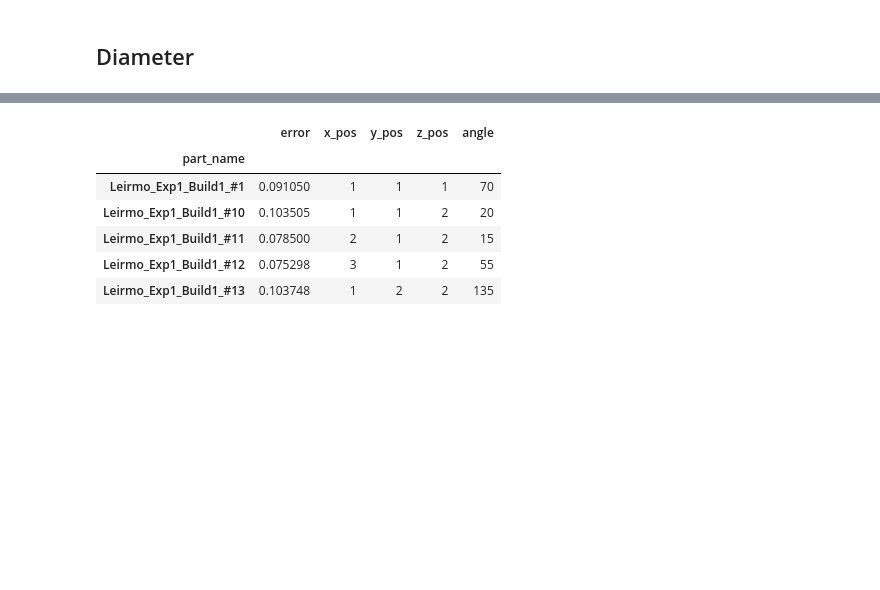
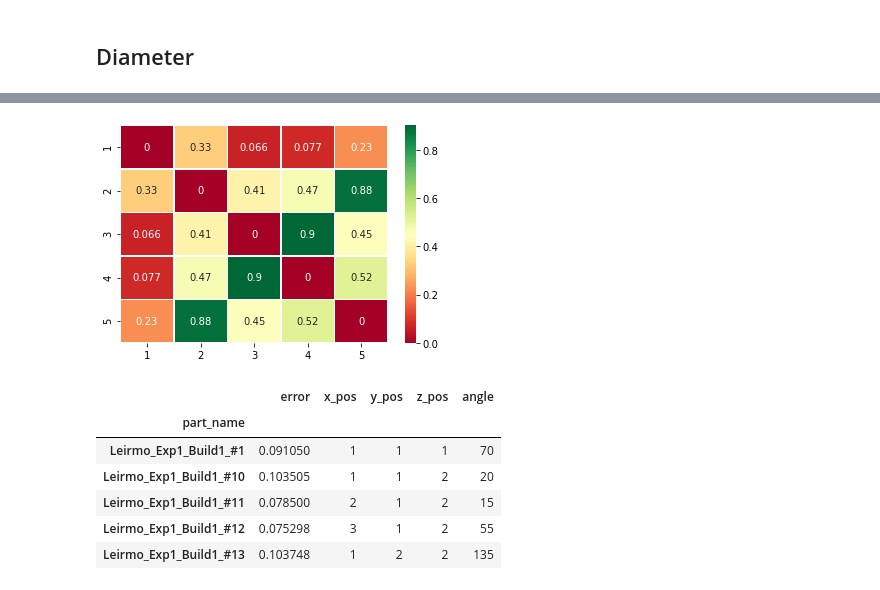
Before and after one commit to TheThorb/Leirmo_Exp1_Publication1, a Jupyter notebook: Z-direction_variations.ipynb, the cells around one changed output, grey strips where cells are left out. Cells and saved outputs as stored; diff of their text form; code cells hidden in the pictures; blank space fills up the shorter version.

```diff
--- a/Z-direction_variations.ipynb
+++ b/Z-direction_variations.ipynb
@@ -325,3 +399,9 @@ for i in range(data[1].size):
+# %%
+sns.heatmap(dframe, cmap="RdYlGn", annot=True, linewidths=.5)
+
+plt.show()
+# %% [output]
+[figure, added]
 # %%
 chars = ['Cylindricity_Cyl_4mm_Pos',\
         'Cylindricity_Cyl_8mm_Neg',\
```
Also changed, not shown: parts of 7 cells of this notebook, 1 other file.
